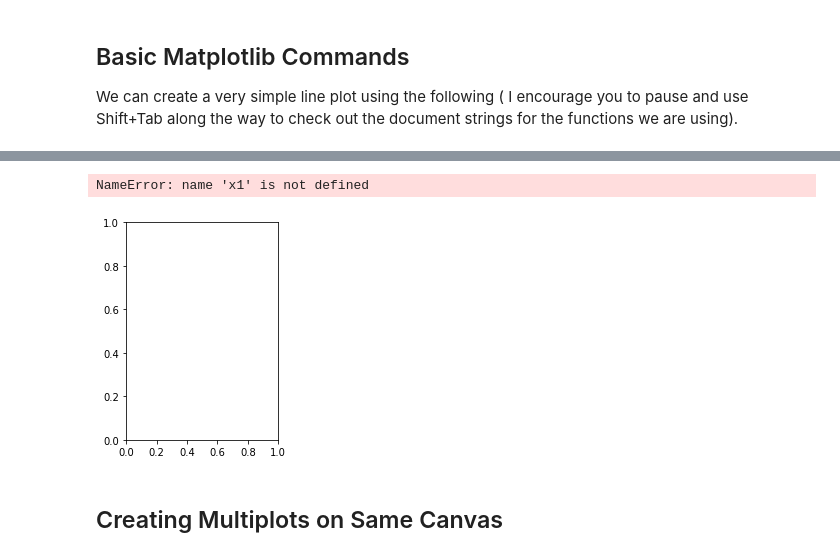
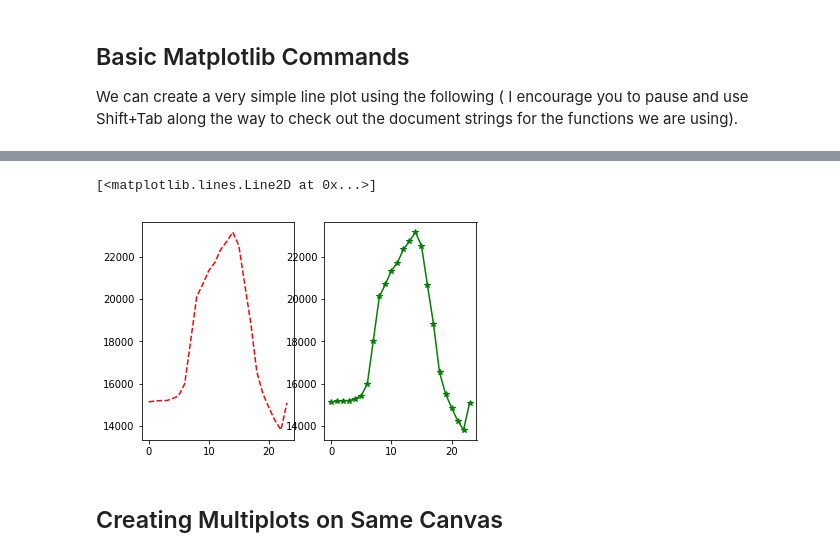
Before and after one commit to Moogun/Python-Data-Analysis, a Jupyter notebook: Matplotlib.ipynb, the cells around one changed output, grey strips where cells are left out. Drawn from its saved outputs; the diff is of its cells as text; code cells hidden in the pictures.

```diff
--- a/Matplotlib.ipynb
+++ b/Matplotlib.ipynb
@@ -101,11 +98,11 @@ NameError: name 'x1' is not defined
 # %%
 plt1.subplot(1,2,1)
-plt1.plot(x1, y1, 'r--')
+plt1.plot(x, y, 'r--')
 plt1.subplot(1,2,2)
-plt1.plot(y1, x1, 'g*-')
+plt1.plot(x, y, 'g*-')
 # %% [output]
-NameError: name 'x1' is not defined
+[<matplotlib.lines.Line2D at 0x...>]
-[figure, old version]
+[figure, new version]
 # %% [markdown]
 ## Creating Multiplots on Same Canvas
 # %%
```
Also changed, not shown: parts of 12 cells of this notebook, 7 other files.
